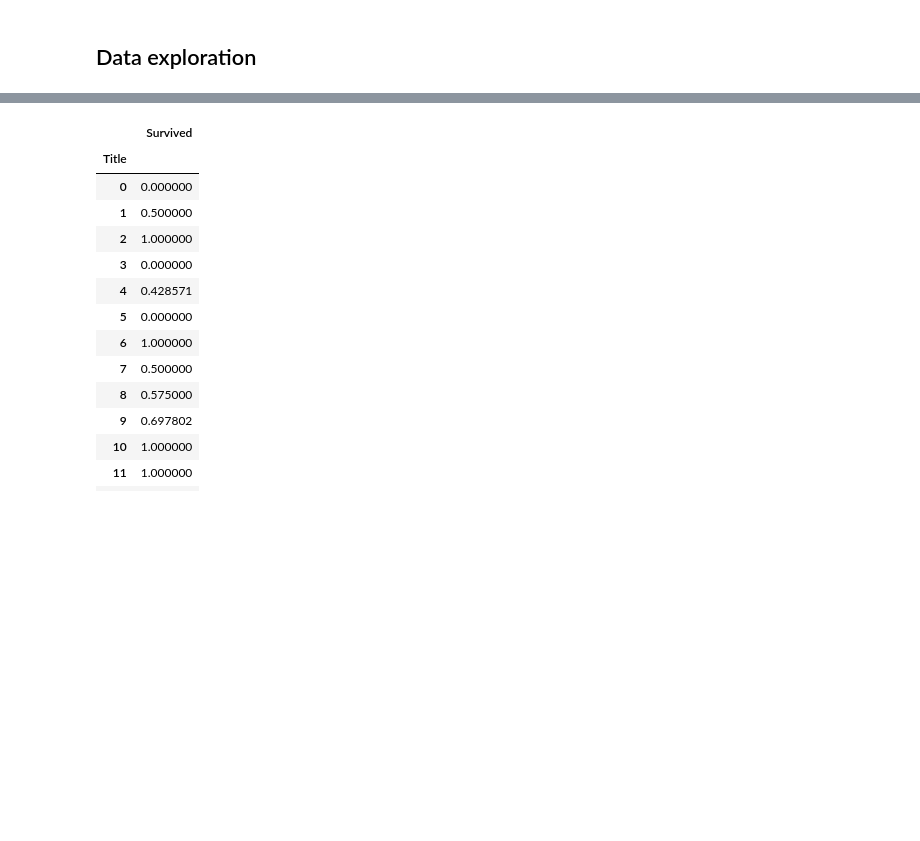
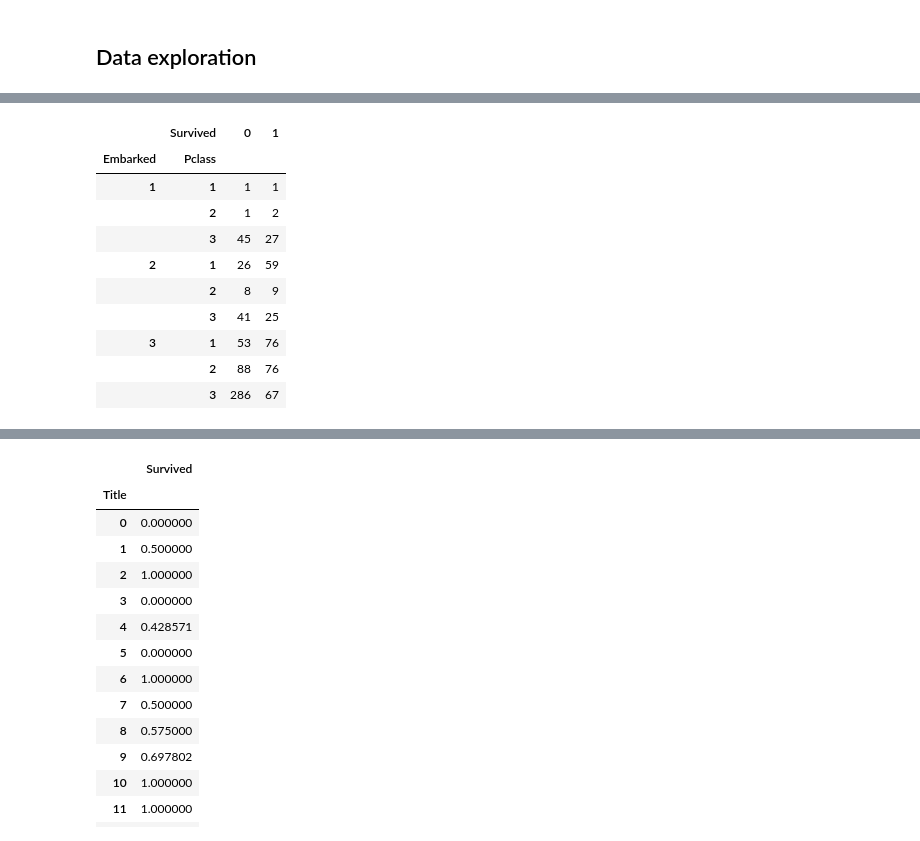
Before and after one commit to kartu72/Titanic, a Jupyter notebook: titanic_solution.ipynb, the cells around one changed output, grey strips where cells are left out. Drawn from its saved outputs; the diff is of its cells as text; code cells hidden in the pictures; blank space fills up the shorter version.

```diff
--- a/titanic_solution.ipynb
+++ b/titanic_solution.ipynb
@@ -155,3 +172,15 @@ test_data['Title']=LabelEncoder().fit_transform(test_data.Title)
 # %%
-#data.groupby(['Embarked', 'Pclass', 'Survived']).size().unstack(fill_value=0)
+data.groupby(['Embarked', 'Pclass', 'Survived']).size().unstack(fill_value=0)
+# %% [output]
+|  | Survived | 0 | 1 |
+| Embarked | Pclass |  |  |
+| 1 | 1 | 1 | 1 |
+|  | 2 | 1 | 2 |
+|  | 3 | 45 | 27 |
+| 2 | 1 | 26 | 59 |
+|  | 2 | 8 | 9 |
+|  | 3 | 41 | 25 |
+| 3 | 1 | 53 | 76 |
+|  | 2 | 88 | 76 |
+|  | 3 | 286 | 67 |
 # %%
```
Also changed, not shown: parts of 24 cells of this notebook.
